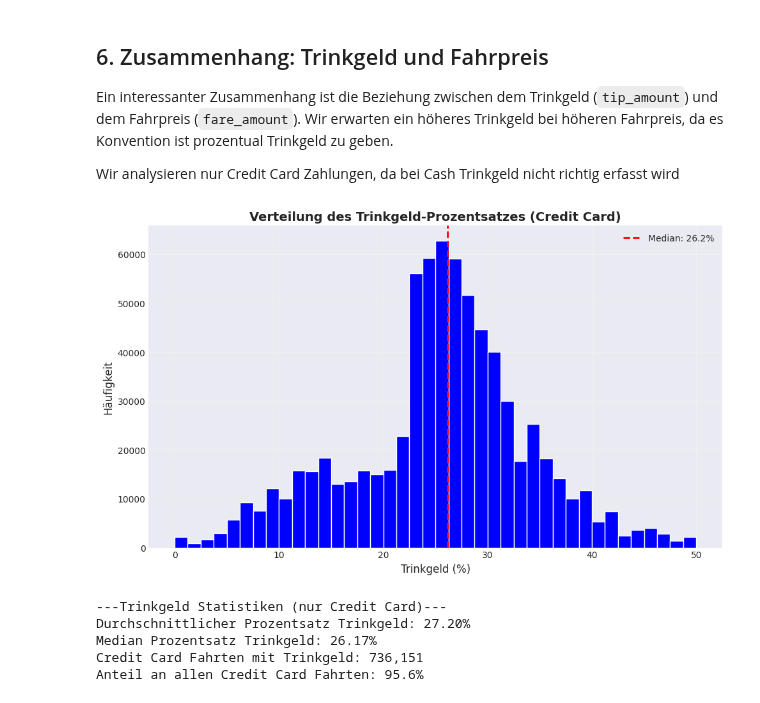
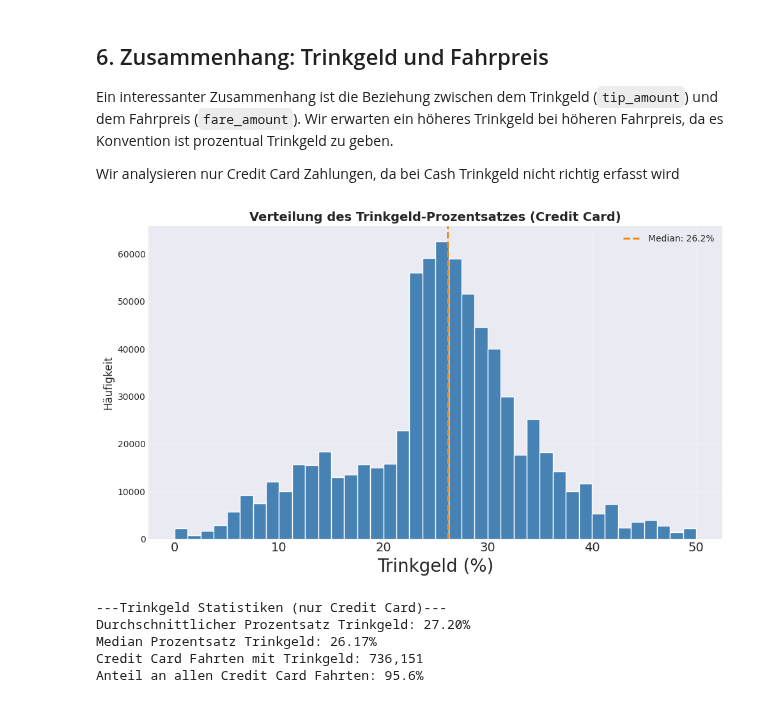
Before and after one commit to Benjam1nP/Statistic-Data-Sience-Project, a Jupyter notebook: notebooks/04_Korrelation_&_Zusammenhangsanalyse.ipynb, the cells around one changed output. Drawn from its saved outputs; the diff is of its cells as text; code cells hidden in the pictures.

```diff
--- a/notebooks/04_Korrelation_&_Zusammenhangsanalyse.ipynb
+++ b/notebooks/04_Korrelation_&_Zusammenhangsanalyse.ipynb
@@ -72,30 +50,0 @@ Es gibt folgende Zahlungsmethoden:
-# %%
-# Trinkgeld-Prozentsatz berechnen (falls noch nicht vorhanden)
-df_clean['tip_percentage'] = (df_clean['tip_amount'] / df_clean['fare_amount']) * 100
-
-# Zahlungsmethoden analysieren
-payment_types = df_clean.groupby(['payment_type', 'payment_method']).size().reset_index(name='count')
-payment_types = payment_types.sort_values('payment_type')
-
-print("Verteilung der Zahlungsmethoden:")
-for _, row in payment_types.iterrows():
-    percentage = (row['count'] / len(df_clean)) * 100
-    print(f"  {row['payment_method']:15s} ({row['payment_type']}): {row['count']:,} ({percentage:.1f}%)")
-
-# Trinkgeld nach Zahlungsmethode
-print("\nTrinkgeld-Statistiken nach Zahlungsmethode:")
-for payment_type in sorted(df_clean['payment_type'].unique()):
-    df_payment = df_clean[df_clean['payment_type'] == payment_type]
-    df_payment_with_tip = df_payment[df_payment['tip_amount'] > 0]
-    payment_name = df_payment['payment_method'].iloc[0]
-
-    avg_tip = df_payment['tip_amount'].mean()
-    avg_tip_pct = df_payment_with_tip['tip_percentage'].mean() if len(df_payment_with_tip) > 0 else 0
-    trips_with_tip = len(df_payment_with_tip)
-    pct_with_tip = (trips_with_tip / len(df_payment)) * 100 if len(df_payment) > 0 else 0
-
-    print(f"\n  {payment_name} ({payment_type}):")
-    print(f"    Durchschnittliches Trinkgeld: ${avg_tip:.2f}")
-    print(f"    Fahrten mit Trinkgeld: {trips_with_tip:,} ({pct_with_tip:.1f}%)")
-    if trips_with_tip > 0:
-        print(f"    Durchschnittlicher Trinkgeld-Prozentsatz (bei Trinkgeld): {avg_tip_pct:.2f}%")
@@ -243,33 +195,33 @@ Wir analysieren nur Credit Card Zahlungen, da bei Cash Trinkgeld nicht richtig e
 # %%
 # Trinkgeld-Prozentsatz berechnen
 df_clean['tip_percentage'] = (df_clean['tip_amount'] / df_clean['fare_amount']) * 100
 
 # Nur Credit Card Zahlungen mit Trinkgeld (Payment Type 1)
 df_with_tip = df_clean[(df_clean['payment_type'] == 1) & (df_clean['tip_amount'] > 0)].copy()
 median_tip_perfentage = df_with_tip["tip_percentage"].median()
 
 # Trinkgeld-Prozentsatz Verteilung Histrogramm
 plt.figure(figsize=(10, 6))
 df_with_tip[df_with_tip['tip_percentage'] <= 50]['tip_percentage'].hist(
-    bins=40, color='blue', edgecolor='white')
-
-plt.xlabel('Trinkgeld (%)', fontsize=12)
+    bins=40, color='#4682B4', edgecolor='white')
+plt.xlabel('Trinkgeld (%)', fontsize=20)
 plt.ylabel('Häufigkeit', fontsize=12)
 plt.title('Verteilung des Trinkgeld-Prozentsatzes (Credit Card)', fontsize=14, fontweight='bold')
-plt.axvline(median_tip_perfentage, color='red',
+plt.axvline(median_tip_perfentage, color='#FF7F00',
             linestyle='--', linewidth=2, label=f'Median: {median_tip_perfentage:.1f}%')
+plt.xticks(fontsize=14)
 plt.legend()
 plt.grid(True, alpha=0.3)
 plt.tight_layout()
 plt.show()
 
 print("---Trinkgeld Statistiken (nur Credit Card)---")
 print(f"Durchschnittlicher Prozentsatz Trinkgeld: {df_with_tip['tip_percentage'].mean():.2f}%")
 print(f"Median Prozentsatz Trinkgeld: {df_with_tip['tip_percentage'].median():.2f}%")
 print(f"Credit Card Fahrten mit Trinkgeld: {len(df_with_tip):,}")
 print(f"Anteil an allen Credit Card Fahrten: {len(df_with_tip)/len(df_clean[df_clean['payment_type']==1])*100:.1f}%")
 # %% [output]
-[figure, old version]
+[figure, new version]
 ---Trinkgeld Statistiken (nur Credit Card)---
 Durchschnittlicher Prozentsatz Trinkgeld: 27.20%
 Median Prozentsatz Trinkgeld: 26.17%
```
Also changed, not shown: parts of 9 cells of this notebook, 2 other files.
